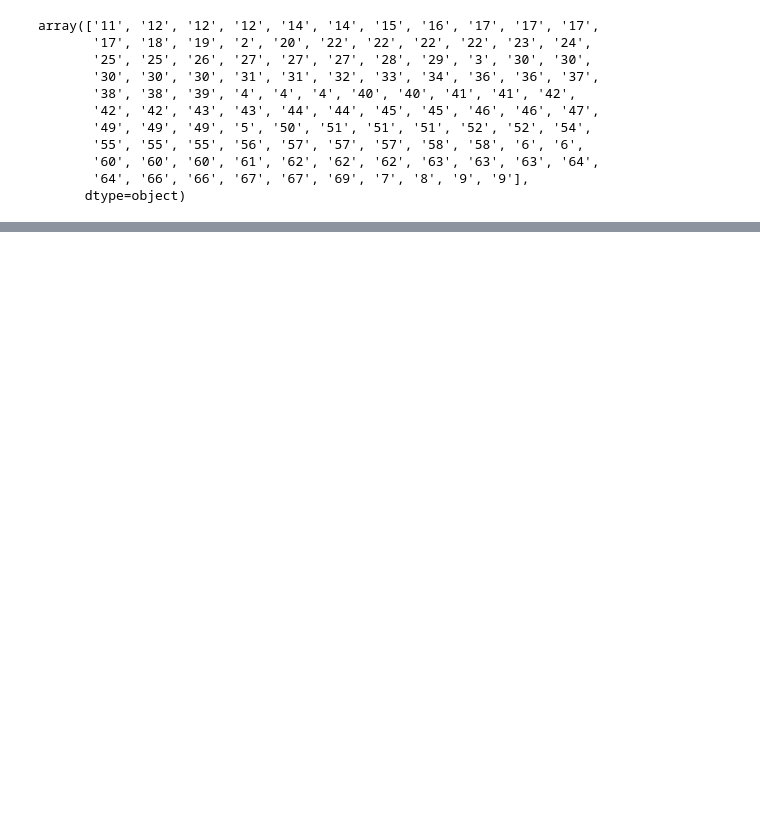
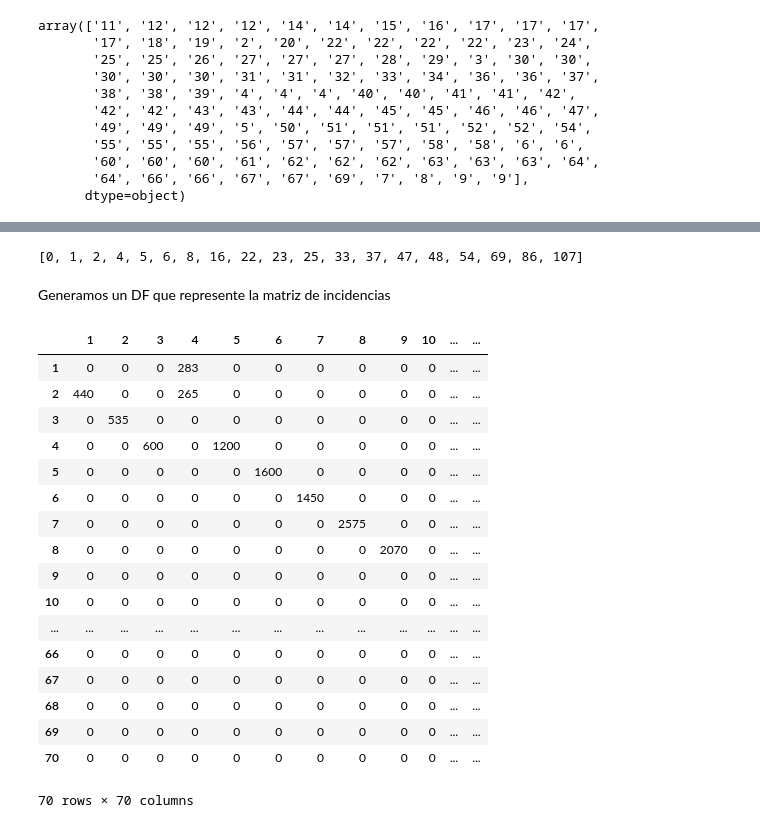
Before and after one commit to urieluard/opt_2022, a Jupyter notebook: paq_prueba.ipynb, the cells around one changed output, grey strips where cells are left out. Saved outputs shown, nothing was run; the diff lists cells and outputs as text; code cells hidden in the pictures; blank space fills up the shorter version.

Commit message:
matriz final

```diff
--- a/paq_prueba.ipynb
+++ b/paq_prueba.ipynb
@@ -140,0 +179,49 @@ array(['11', '12', '12', '12', '14', '14', '15', '16', '17', '17', '17',
+# %%
+# Encontramos las posiciones de los enlaces "equivocados" o con orden invertido entre envío y recepción
+c = [x for x in clave if x in errores]
+pos = []
+for elm in range(len(c)):
+    x = clave.index(c[elm])
+    pos.append(x)
+# %% [output]
+[0, 1, 2, 4, 5, 6, 8, 16, 22, 23, 25, 33, 37, 47, 48, 54, 69, 86, 107]
+# %%
+# Se invierte el nodo de envío y nodo de recepción de los arreglos "env" y "rec"
+for p in pos:
+    e, r = env[p],rec[p]
+    env[p] = r
+    rec[p] = e
+# %% [markdown]
+Generamos un DF que represente la matriz de incidencias
+# %%
+# Número de nodos en la red
+env = env.astype("int")
+rec = rec.astype("int")
+nnodes = max(max(env), max(rec))
+d = pd.DataFrame(0, index=np.arange(1,nnodes+1,1), columns=list(range(1,nnodes+1)))
+# %%
+aux = 0
+for n in env:
+    d.iloc[n-1,rec[aux]-1] = cap[aux]
+    aux += 1
+# %%
+d
+# %% [output]
+|  | 1 | 2 | 3 | 4 | 5 | 6 | 7 | 8 | 9 | 10 | ... | ... |
+| 1 | 0 | 0 | 0 | 283 | 0 | 0 | 0 | 0 | 0 | 0 | ... | ... |
+| 2 | 440 | 0 | 0 | 265 | 0 | 0 | 0 | 0 | 0 | 0 | ... | ... |
+| 3 | 0 | 535 | 0 | 0 | 0 | 0 | 0 | 0 | 0 | 0 | ... | ... |
+| 4 | 0 | 0 | 600 | 0 | 1200 | 0 | 0 | 0 | 0 | 0 | ... | ... |
+| 5 | 0 | 0 | 0 | 0 | 0 | 1600 | 0 | 0 | 0 | 0 | ... | ... |
+| 6 | 0 | 0 | 0 | 0 | 0 | 0 | 1450 | 0 | 0 | 0 | ... | ... |
+| 7 | 0 | 0 | 0 | 0 | 0 | 0 | 0 | 2575 | 0 | 0 | ... | ... |
+| 8 | 0 | 0 | 0 | 0 | 0 | 0 | 0 | 0 | 2070 | 0 | ... | ... |
+| 9 | 0 | 0 | 0 | 0 | 0 | 0 | 0 | 0 | 0 | 0 | ... | ... |
+| 10 | 0 | 0 | 0 | 0 | 0 | 0 | 0 | 0 | 0 | 0 | ... | ... |
+| ... | ... | ... | ... | ... | ... | ... | ... | ... | ... | ... | ... | ... |
+| 66 | 0 | 0 | 0 | 0 | 0 | 0 | 0 | 0 | 0 | 0 | ... | ... |
+| 67 | 0 | 0 | 0 | 0 | 0 | 0 | 0 | 0 | 0 | 0 | ... | ... |
+| 68 | 0 | 0 | 0 | 0 | 0 | 0 | 0 | 0 | 0 | 0 | ... | ... |
+| 69 | 0 | 0 | 0 | 0 | 0 | 0 | 0 | 0 | 0 | 0 | ... | ... |
+| 70 | 0 | 0 | 0 | 0 | 0 | 0 | 0 | 0 | 0 | 0 | ... | ... |
+70 rows × 70 columns
```
Also changed, not shown: parts of 8 cells of this notebook.
